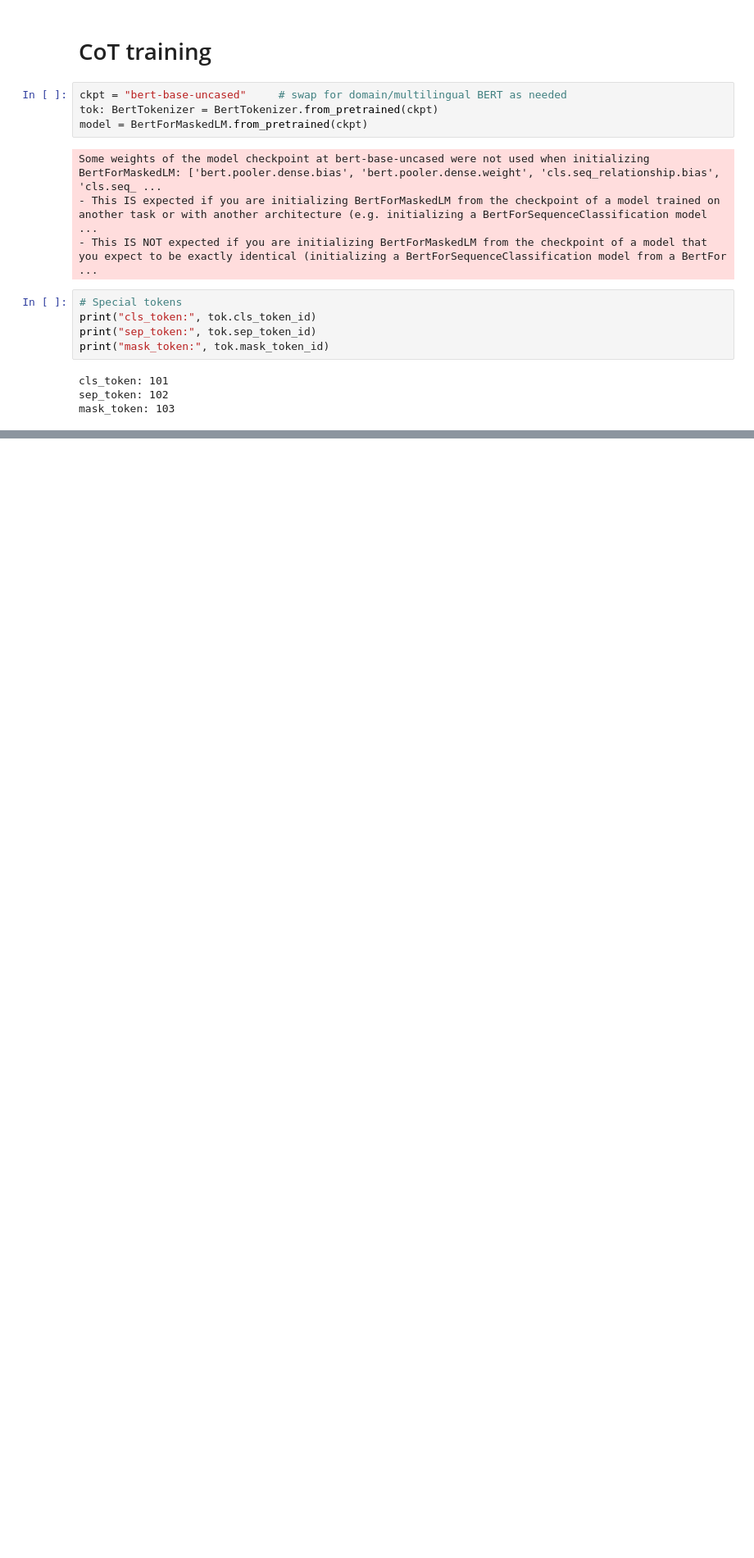
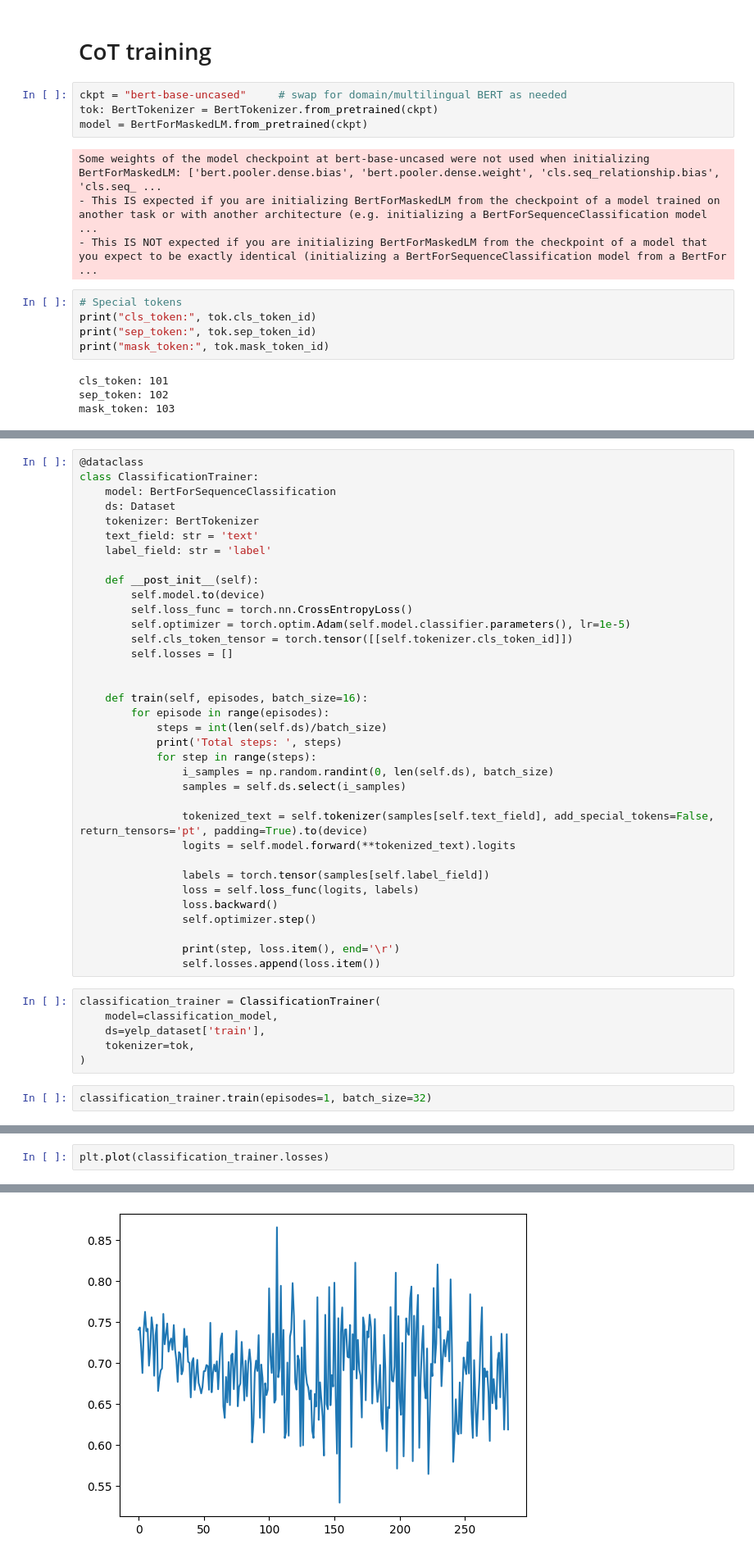
Before and after one commit to Cari1111/NLP_project, a Jupyter notebook: project.ipynb, the cells around one changed output, grey strips where cells are left out. Shown at 82% size. Saved outputs shown, nothing was run; the diff lists cells and outputs as text; blank space fills up the shorter version.

```diff
--- a/project.ipynb
+++ b/project.ipynb
@@ -160,0 +190,43 @@ NameError: name 'generate_with_mlm' is not defined
+# %%
+@dataclass
+class ClassificationTrainer:
+    model: BertForSequenceClassification
+    ds: Dataset
+    tokenizer: BertTokenizer
+    text_field: str = 'text'
+    label_field: str = 'label'
+
+    def __post_init__(self):
+        self.model.to(device)
+        self.loss_func = torch.nn.CrossEntropyLoss()
+        self.optimizer = torch.optim.Adam(self.model.classifier.parameters(), lr=1e-5)
+        self.cls_token_tensor = torch.tensor([[self.tokenizer.cls_token_id]])
+        self.losses = []
+
+
+    def train(self, episodes, batch_size=16):
+        for episode in range(episodes):
+            steps = int(len(self.ds)/batch_size)
+            print('Total steps: ', steps)
+            for step in range(steps):
+                i_samples = np.random.randint(0, len(self.ds), batch_size)
+                samples = self.ds.select(i_samples)
+
+                tokenized_text = self.tokenizer(samples[self.text_field], add_special_tokens=False, return_tensors='pt', padding=True).to(device)
+                logits = self.model.forward(**tokenized_text).logits
+
+                labels = torch.tensor(samples[self.label_field])
+                loss = self.loss_func(logits, labels)
+                loss.backward()
+                self.optimizer.step()
+
+                print(step, loss.item(), end='\r')
+                self.losses.append(loss.item())
+# %%
+classification_trainer = ClassificationTrainer(
+    model=classification_model,
+    ds=yelp_dataset['train'],
+    tokenizer=tok,
+)
+# %%
+classification_trainer.train(episodes=1, batch_size=32)
@@ -160,0 +237,3 @@ NameError: name 'generate_with_mlm' is not defined
+# %%
+plt.plot(classification_trainer.losses)
+# %% [output]
@@ -160,0 +241 @@ NameError: name 'generate_with_mlm' is not defined
+[figure, added]
```
Also changed, not shown: parts of 16 cells of this notebook.
